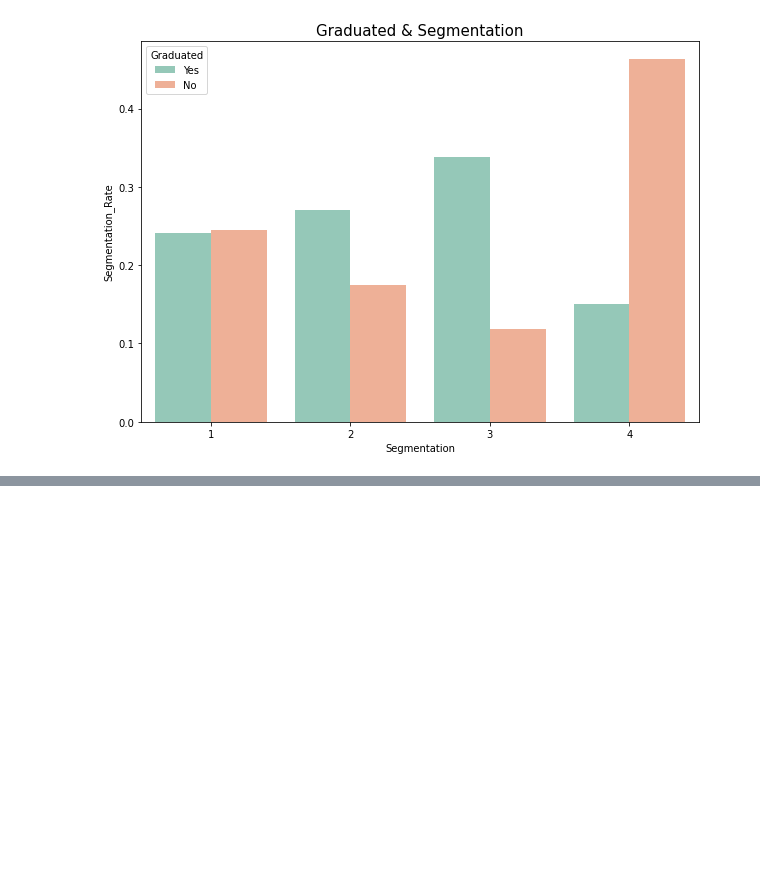
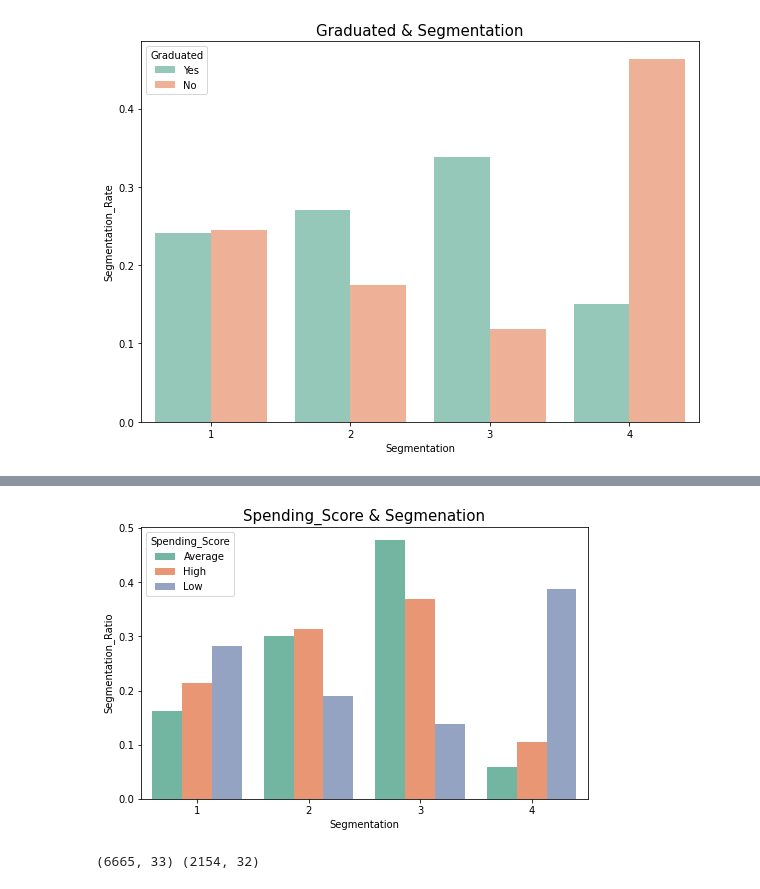
Before and after one commit to 0001010/BDAE_Certificate, a Jupyter notebook: Kaggle_practice/유형2/4회 기출 유형2.ipynb, the cells around one changed output, grey strips where cells are left out. Cells and saved outputs as stored; diff of their text form; code cells hidden in the pictures; blank space fills up the shorter version.

```diff
--- a/Kaggle_practice/유형2/4회 기출 유형2.ipynb
+++ b/Kaggle_practice/유형2/4회 기출 유형2.ipynb
@@ -124,0 +186,14 @@ plt.show()
+# %%
+temp = train.groupby(['Spending_Score'])['Segmentation'].value_counts(normalize = True).to_frame().rename(columns = {
+    'Segmentation' : 'Segmentation_Ratio'
+}).reset_index()
+
+plt.subplots(figsize = (8,5))
+sns.barplot(x = temp['Segmentation'],
+            y = temp['Segmentation_Ratio'],
+            hue = temp['Spending_Score'])
+
+plt.title('Spending_Score & Segmenation', fontsize = 15)
+plt.show()
+# %% [output]
+[figure, added]
@@ -124,0 +227,7 @@ plt.show()
+# %%
+train = pd.get_dummies(train, columns = ['Profession','Var_1','Family_Size'])
+test = pd.get_dummies(test, columns = ['Profession','Var_1','Family_Size'])
+
+print(train.shape, test.shape)
+# %% [output]
+(6665, 33) (2154, 32)
```
Also changed, not shown: parts of 17 cells of this notebook, 1 other file.
